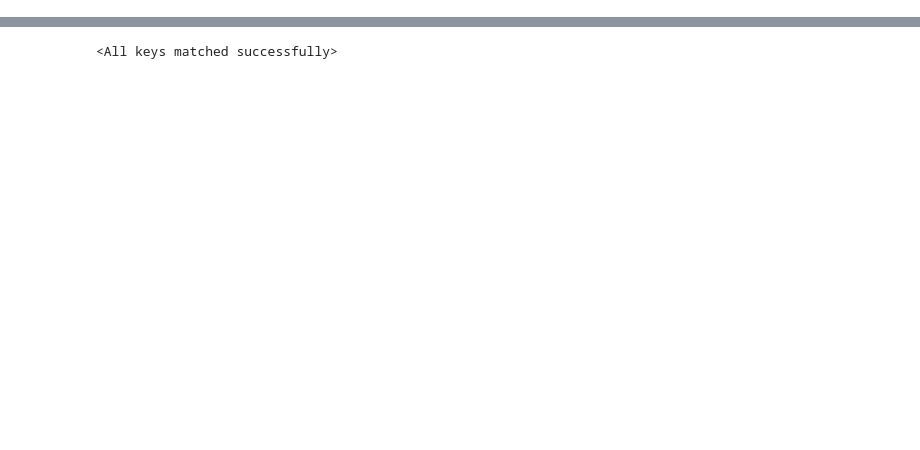
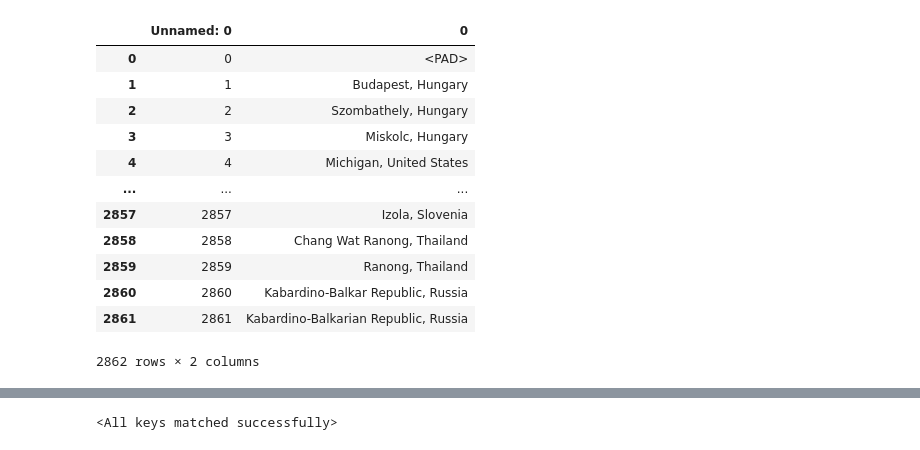
Before and after one commit to AirapetyanZhirayr/POI-Recommender-based-on-Instagram-Profile, a Jupyter notebook: launcher.ipynb, the cells around one changed output, grey strips where cells are left out. Cells and saved outputs as stored; diff of their text form; code cells hidden in the pictures; blank space fills up the shorter version.

```diff
--- a/launcher.ipynb
+++ b/launcher.ipynb
@@ -15,0 +143,16 @@ password
+# %%
+pd.read_csv('/Users/jiji/Downloads/id2poi.csv')
+# %% [output]
+|  | Unnamed: 0 | 0 |
+| 0 | 0 | <PAD> |
+| 1 | 1 | Budapest, Hungary |
+| 2 | 2 | Szombathely, Hungary |
+| 3 | 3 | Miskolc, Hungary |
+| 4 | 4 | Michigan, United States |
+| ... | ... | ... |
+| 2857 | 2857 | Izola, Slovenia |
+| 2858 | 2858 | Chang Wat Ranong, Thailand |
+| 2859 | 2859 | Ranong, Thailand |
+| 2860 | 2860 | Kabardino-Balkar Republic, Russia |
+| 2861 | 2861 | Kabardino-Balkarian Republic, Russia |
+2862 rows × 2 columns
```
Also changed, not shown: parts of 36 cells of this notebook, 7 other files.
